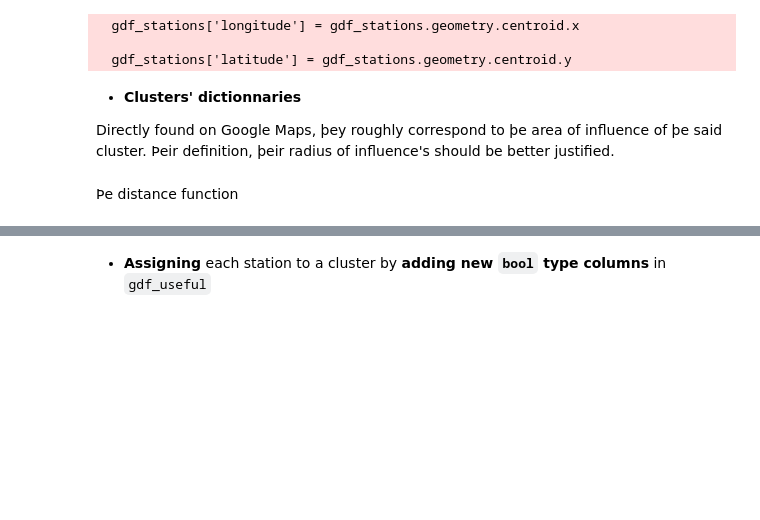
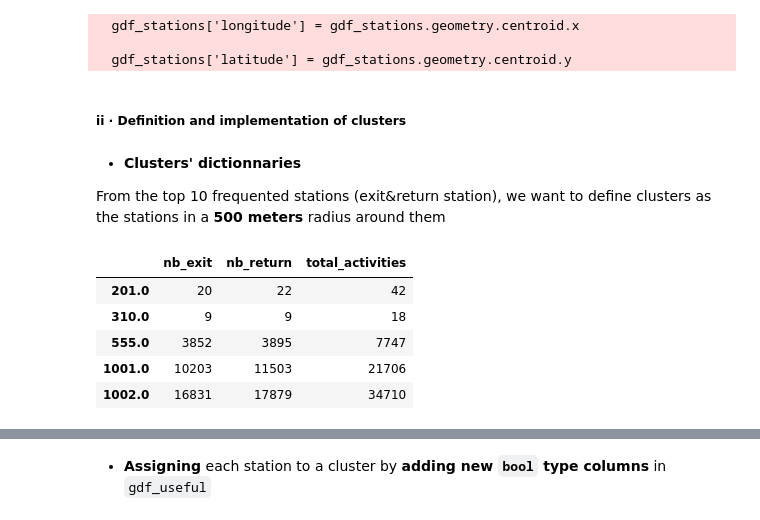
Before and after one commit to Echoo7/Machine-Learning-Project, a Jupyter notebook: Notebook_ghislain_clusters.ipynb, the cells around one changed output, grey strips where cells are left out. Cells and saved outputs as stored; diff of their text form; code cells hidden in the pictures; blank space fills up the shorter version.

```diff
--- a/Notebook_ghislain_clusters.ipynb
+++ b/Notebook_ghislain_clusters.ipynb
@@ -435,7 +436,9 @@ print(gdf_useful.head())
   gdf_stations['longitude'] = gdf_stations.geometry.centroid.x
 
   gdf_stations['latitude'] = gdf_stations.geometry.centroid.y
+# %% [markdown]
+##### ii ⋅ Definition and implementation of clusters
 # %% [markdown]
 - **Clusters' dictionnaries**
 
-Directly found on Google Maps, þey roughly correspond to þe area of influence of þe said cluster. Þeir definition, þeir radius of influence's should be better justified.
+From the top 10 frequented stations (exit&return station), we want to define clusters as the stations in a **500 meters** radius around them
@@ -462,2 +445,18 @@ clusters_radius = {
-# %% [markdown]
-Þe distance function
+# %%
+# Calculate the number of departures and returns per station
+exits   = df_lyon.groupby("id_exit_station").size().rename("nb_exit")
+returns = df_lyon.groupby("id_return_station").size().rename("nb_return")
+
+# Merge the two series into a DataFrame
+df_station_counts = pd.concat([exits, returns], axis=1).fillna(0).astype(int)
+df_station_counts['total_activities'] = df_station_counts['nb_exit'] + df_station_counts['nb_return']
+df_station_counts.head()
+
+#
+# %% [output]
+|  | nb_exit | nb_return | total_activities |
+| 201.0 | 20 | 22 | 42 |
+| 310.0 | 9 | 9 | 18 |
+| 555.0 | 3852 | 3895 | 7747 |
+| 1001.0 | 10203 | 11503 | 21706 |
+| 1002.0 | 16831 | 17879 | 34710 |
```
Also changed, not shown: parts of 21 cells of this notebook.
